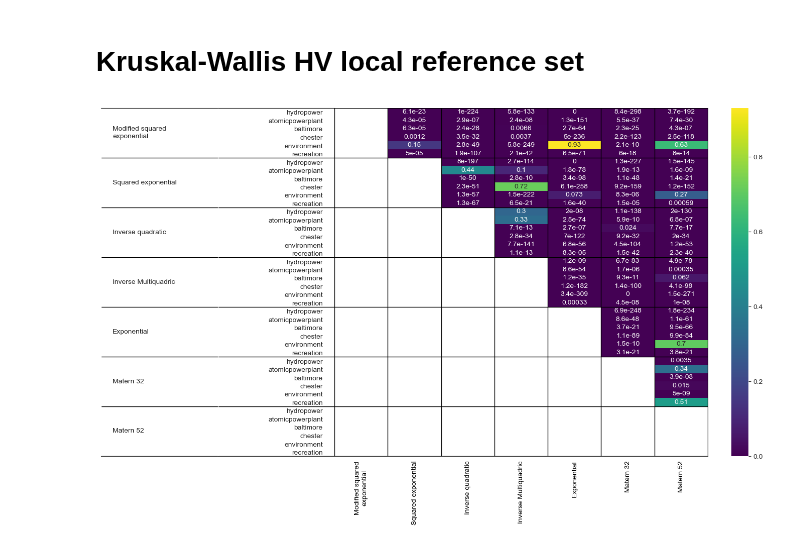
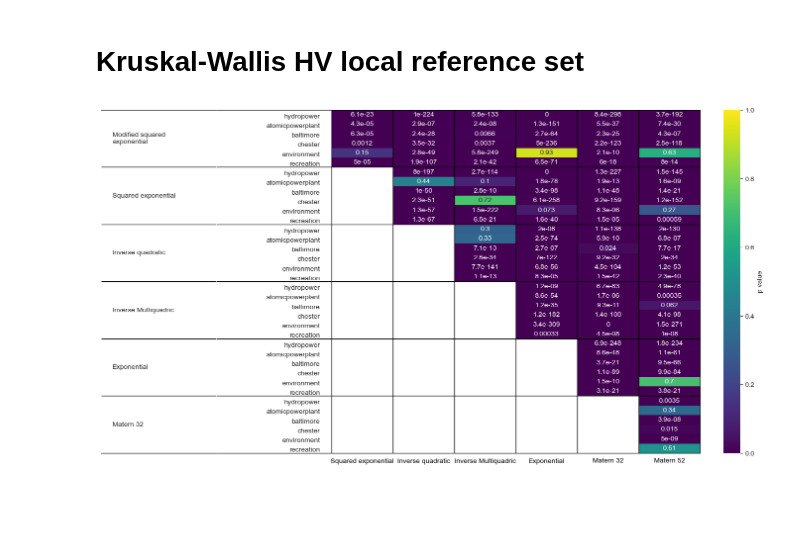
Before and after one commit to JazminZatarain/MUSEH2O, a Jupyter notebook: susquehanna/notebooks/13. Kruskal-Wallis.ipynb, the cells around one changed output. Drawn from its saved outputs; the diff is of its cells as text; code cells hidden in the pictures; blank space fills up the shorter version.

```diff
--- a/susquehanna/notebooks/13. Kruskal-Wallis.ipynb
+++ b/susquehanna/notebooks/13. Kruskal-Wallis.ipynb
@@ -81,6 +81,9 @@ for rbf_i, rbf_j in combinations:
 
 
 results = results.fillna(-1)
+# %%
+# if you want to drop something
+results = results.drop(columns="Modified squared\nexponential", index='Matern 52')
 # %%
 import matplotlib as mpl
 
@@ -88,8 +91,10 @@ gs = mpl.gridspec.GridSpec(
     1, 3, wspace=0, hspace=0, width_ratios=[1, 1, 4]
 )
 
+row_rbfs = results.index.get_level_values(0).unique()
+
 n_obj = len(objectives)
-n_rbf = len(rbfs)
+n_rbf = len(row_rbfs)
 
 sns.set_style('white')
 
@@ -112,33 +117,34 @@ for ax in [ax1, ax2]:
     ax.set_yticks([])
 
 
 # y labels rbfs
-for i, rbf in enumerate(rbf_names_cleaned[::-1]):
+for i, rbf in enumerate(row_rbfs[::-1]):
     ax1.text(0.1, (i*n_obj)+n_obj/2, rbf, va='center')
 
     # y labels outcomes
     for j, obj in enumerate(objectives[::-1]):
         ax2.text(0.9, (i*n_obj)+(j), obj, va='bottom', ha='right')
 
 
-sns.heatmap(results, annot=True, cmap='viridis', ax=ax3, mask=(results==-1), vmin=0)
+sns.heatmap(results, annot=True, cmap='viridis', ax=ax3, mask=(results==-1), vmin=0,
+            vmax=1, cbar_kws={'label': 'p value'})
 
 for i in range(0, n_obj*(n_rbf+1), n_obj):
     ax3.plot([0, n_rbf], [i, i], lw=1, color="black")
     ax1.plot([0, 1], [i, i], lw=1, color="black")
     ax2.plot([0, 1], [i, i], lw=1, color="black")
 
 for i in range(0, (len(rbfs)+1)):
     ax3.plot([i, i], [0, n_obj*n_rbf], lw=1, color="black")
 
 ax3.tick_params(axis='x', colors='black')
 
 ax3.spines['bottom'].set_visible(True)
 ax3.spines['right'].set_visible(True)
 ax3.set_yticks([])
 ax3.set_ylabel('')
 
 
 plt.show()
 # %% [output]
-[figure, old version]
+[figure, new version]
```
Also changed, not shown: 1 other file.
